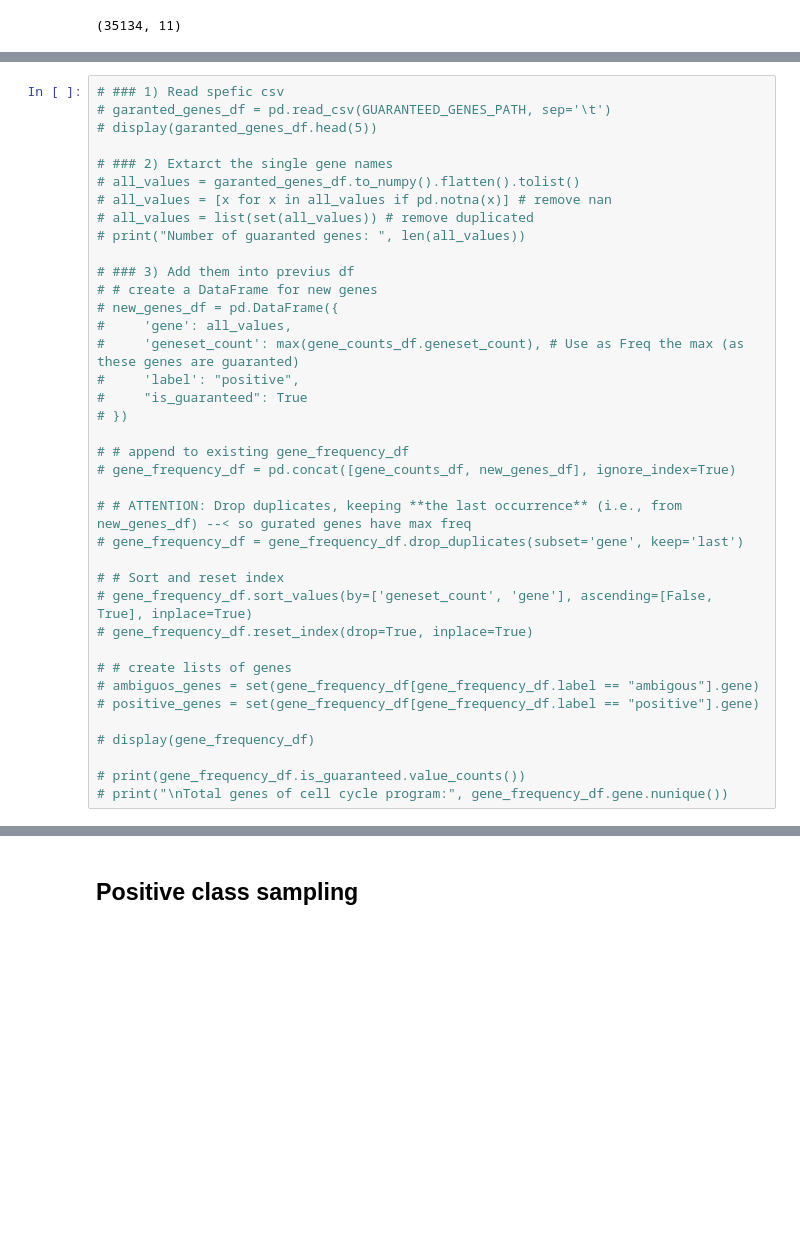
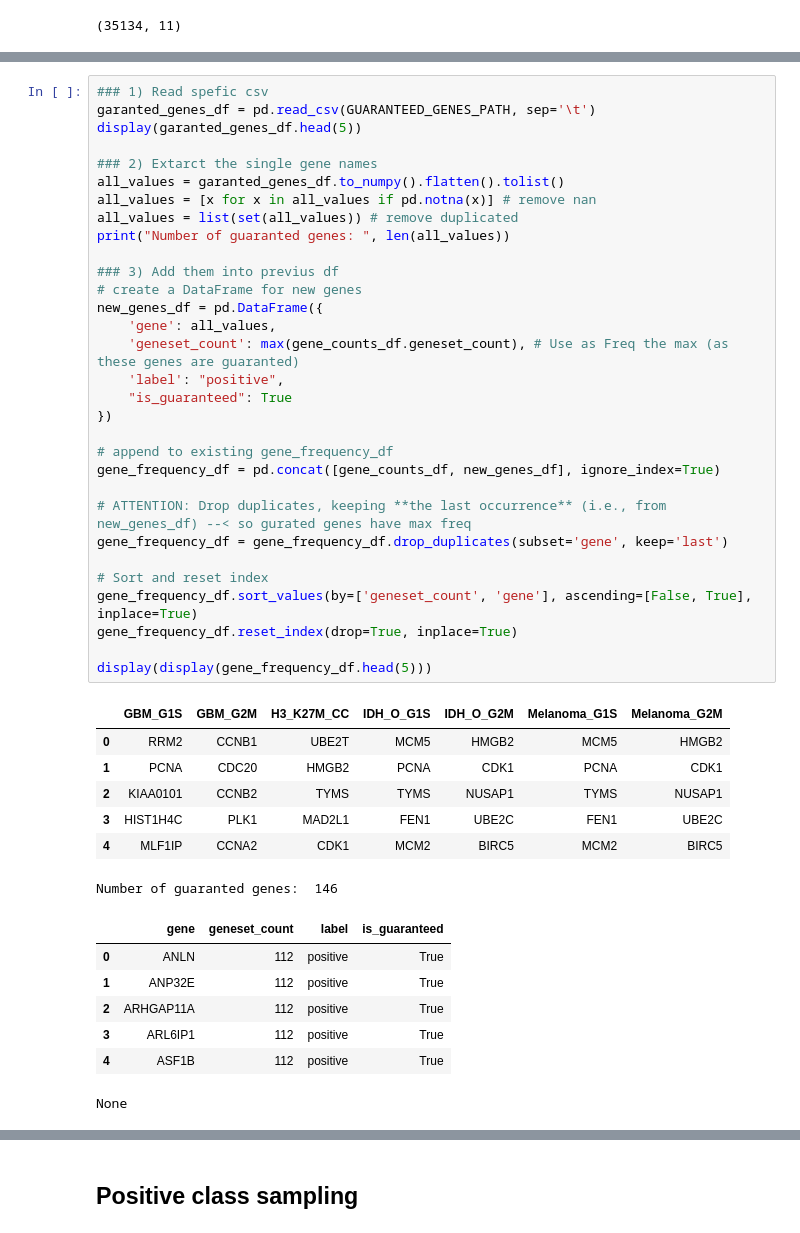
Before and after one commit to 8gabri8/ESMSec, a Jupyter notebook: my_create_cell_cycle_dataset copy.ipynb, the cells around one changed output, grey strips where cells are left out. Saved outputs shown, nothing was run; the diff lists cells and outputs as text; blank space fills up the shorter version.

```diff
--- a/my_create_cell_cycle_dataset copy.ipynb
+++ b/my_create_cell_cycle_dataset copy.ipynb
@@ -360,40 +276,48 @@ Read them from csv file.
 
 Add them with max-freq.
 # %%
-# ### 1) Read spefic csv
-# garanted_genes_df = pd.read_csv(GUARANTEED_GENES_PATH, sep='\t')
-# display(garanted_genes_df.head(5))
+### 1) Read spefic csv
+garanted_genes_df = pd.read_csv(GUARANTEED_GENES_PATH, sep='\t')
+display(garanted_genes_df.head(5))
 
-# ### 2) Extarct the single gene names
-# all_values = garanted_genes_df.to_numpy().flatten().tolist()
-# all_values = [x for x in all_values if pd.notna(x)] # remove nan
-# all_values = list(set(all_values)) # remove duplicated
-# print("Number of guaranted genes: ", len(all_values))
+### 2) Extarct the single gene names
+all_values = garanted_genes_df.to_numpy().flatten().tolist()
+all_values = [x for x in all_values if pd.notna(x)] # remove nan
+all_values = list(set(all_values)) # remove duplicated
+print("Number of guaranted genes: ", len(all_values))
 
-# ### 3) Add them into previus df
-# # create a DataFrame for new genes
-# new_genes_df = pd.DataFrame({
-#     'gene': all_values,
-#     'geneset_count': max(gene_counts_df.geneset_count), # Use as Freq the max (as these genes are guaranted)
-#     'label': "positive",
-#     "is_guaranteed": True
-# })
+### 3) Add them into previus df
+# create a DataFrame for new genes
+new_genes_df = pd.DataFrame({
+    'gene': all_values,
+    'geneset_count': max(gene_counts_df.geneset_count), # Use as Freq the max (as these genes are guaranted)
+    'label': "positive",
+    "is_guaranteed": True
+})
 
-# # append to existing gene_frequency_df
-# gene_frequency_df = pd.concat([gene_counts_df, new_genes_df], ignore_index=True)
+# append to existing gene_frequency_df
+gene_frequency_df = pd.concat([gene_counts_df, new_genes_df], ignore_index=True)
 
-# # ATTENTION: Drop duplicates, keeping **the last occurrence** (i.e., from new_genes_df) --< so gurated genes have max freq
-# gene_frequency_df = gene_frequency_df.drop_duplicates(subset='gene', keep='last')
+# ATTENTION: Drop duplicates, keeping **the last occurrence** (i.e., from new_genes_df) --< so gurated genes have max freq
+gene_frequency_df = gene_frequency_df.drop_duplicates(subset='gene', keep='last')
 
-# # Sort and reset index
-# gene_frequency_df.sort_values(by=['geneset_count', 'gene'], ascending=[False, True], inplace=True)
-# gene_frequency_df.reset_index(drop=True, inplace=True)
+# Sort and reset index
+gene_frequency_df.sort_values(by=['geneset_count', 'gene'], ascending=[False, True], inplace=True)
+gene_frequency_df.reset_index(drop=True, inplace=True)
 
-# # create lists of genes
-# ambiguos_genes = set(gene_frequency_df[gene_frequency_df.label == "ambigous"].gene)
-# positive_genes = set(gene_frequency_df[gene_frequency_df.label == "positive"].gene)
-
-# display(gene_frequency_df)
-
-# print(gene_frequency_df.is_guaranteed.value_counts())
-# print("\nTotal genes of cell cycle program:", gene_frequency_df.gene.nunique())
+display(display(gene_frequency_df.head(5)))
+# %% [output]
+|  | GBM_G1S | GBM_G2M | H3_K27M_CC | IDH_O_G1S | IDH_O_G2M | Melanoma_G1S | Melanoma_G2M |
+| 0 | RRM2 | CCNB1 | UBE2T | MCM5 | HMGB2 | MCM5 | HMGB2 |
+| 1 | PCNA | CDC20 | HMGB2 | PCNA | CDK1 | PCNA | CDK1 |
+| 2 | KIAA0101 | CCNB2 | TYMS | TYMS | NUSAP1 | TYMS | NUSAP1 |
+| 3 | HIST1H4C | PLK1 | MAD2L1 | FEN1 | UBE2C | FEN1 | UBE2C |
+| 4 | MLF1IP | CCNA2 | CDK1 | MCM2 | BIRC5 | MCM2 | BIRC5 |
+Number of guaranted genes:  146
+|  | gene | geneset_count | label | is_guaranteed |
+| 0 | ANLN | 112 | positive | True |
+| 1 | ANP32E | 112 | positive | True |
+| 2 | ARHGAP11A | 112 | positive | True |
+| 3 | ARL6IP1 | 112 | positive | True |
+| 4 | ASF1B | 112 | positive | True |
+None
```
Also changed, not shown: parts of 47 cells of this notebook, 1 other file.
